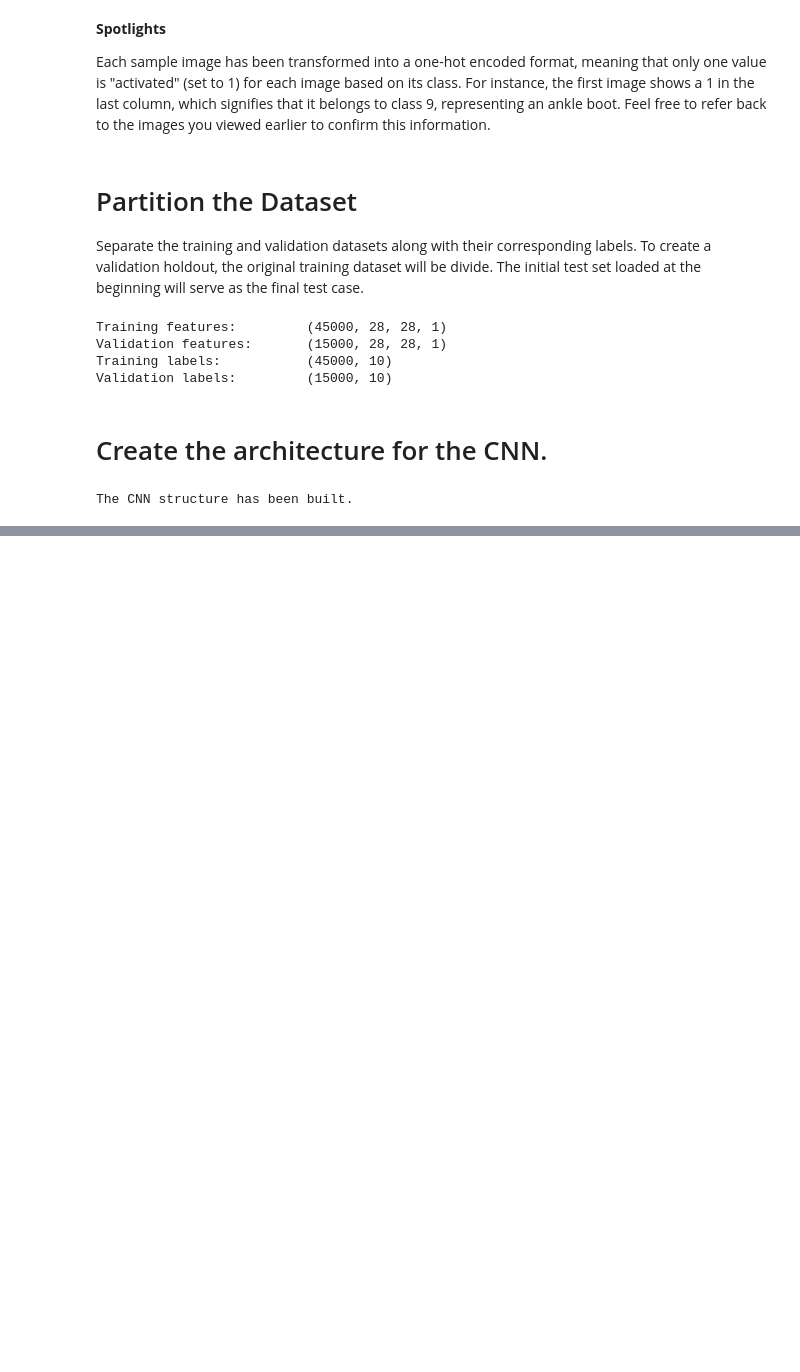
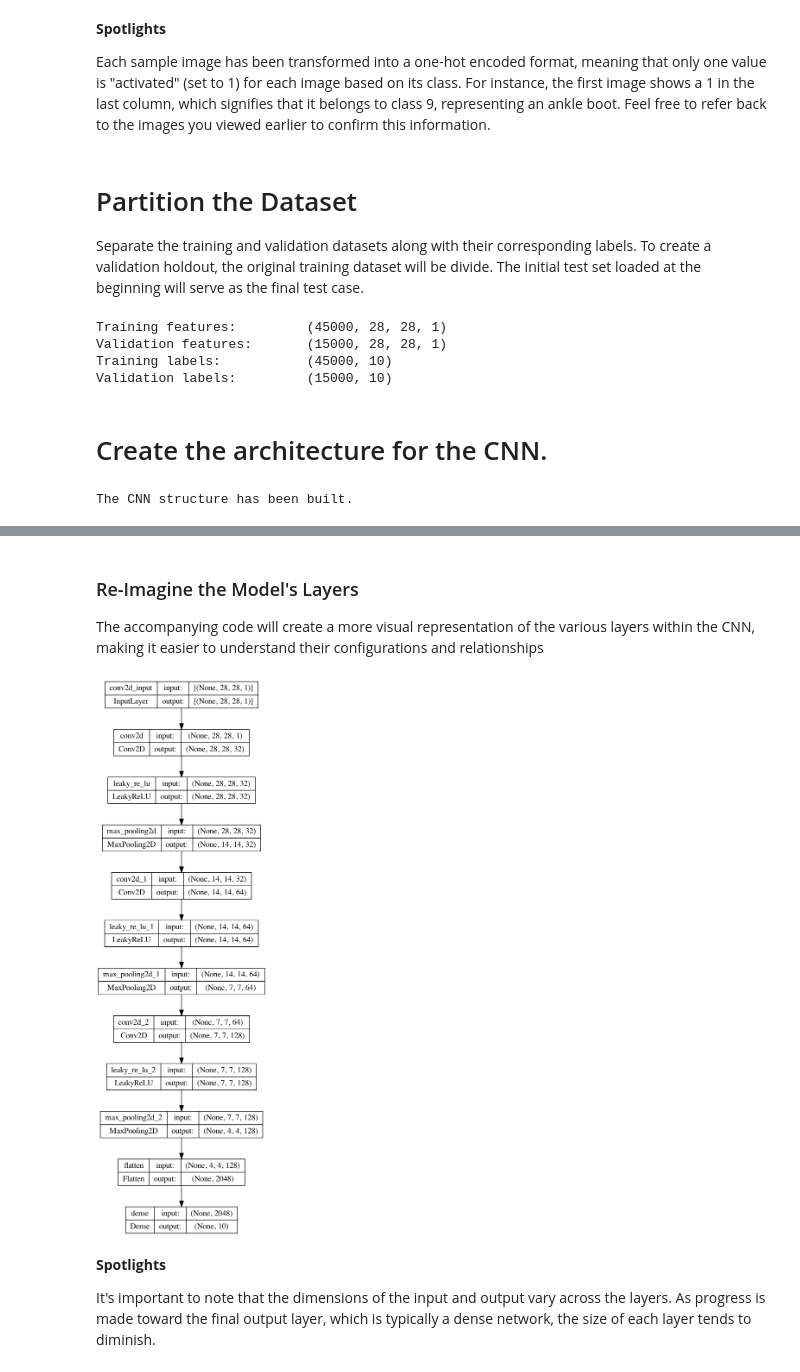
Before and after one commit to tyrantdavis/cnn-fashion, a Jupyter notebook: cnn.ipynb, the cells around one changed output, grey strips where cells are left out. Cells and saved outputs as stored; diff of their text form; code cells hidden in the pictures; blank space fills up the shorter version.

Commit message:
Create and visualize the CNN model.

```diff
--- a/cnn.ipynb
+++ b/cnn.ipynb
@@ -242,0 +245,3 @@ The CNN structure has been built.
+# %%
+cnn.compile(optimizer="adam", loss="categorical_crossentropy", metrics=["accuracy"])
+cnn.summary()
@@ -242,0 +272,12 @@ The CNN structure has been built.
+# %% [markdown]
+### Re-Imagine the Model's Layers
+
+The accompanying code will create a more visual representation of the various layers within the CNN, making it easier to understand their configurations and relationships
+# %%
+plot_model(cnn, show_shapes=True, to_file="model.png")
+# %% [output]
+[figure, added]
+# %% [markdown]
+**Spotlights**
+
+ It's important to note that the dimensions of the input and output vary across the layers. As progress is made toward the final output layer, which is typically a dense network, the size of each layer tends to diminish.
```
Also changed, not shown: parts of 5 cells of this notebook.
